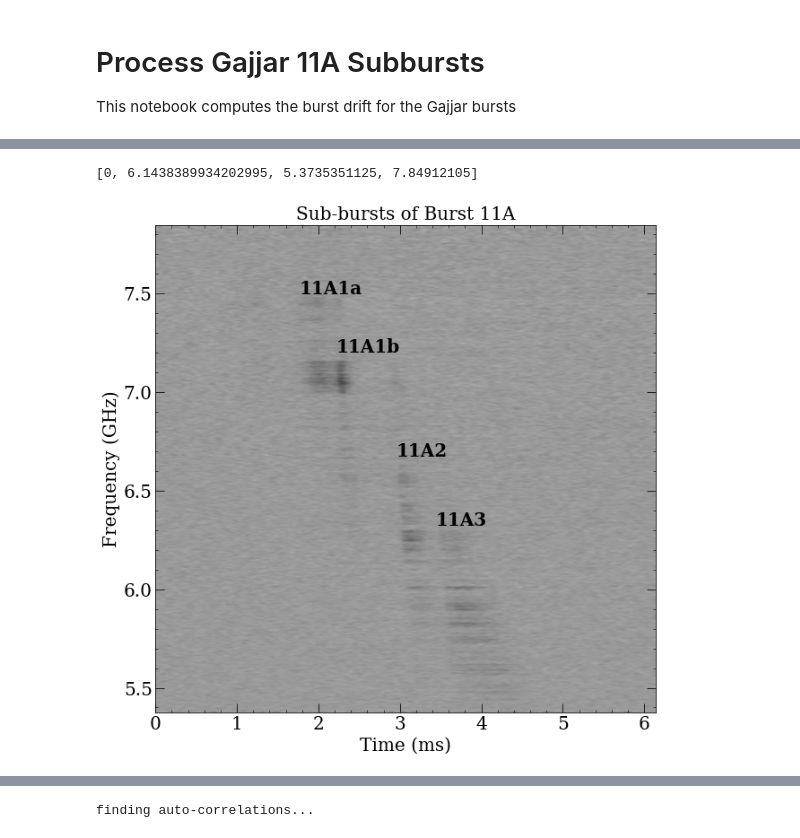
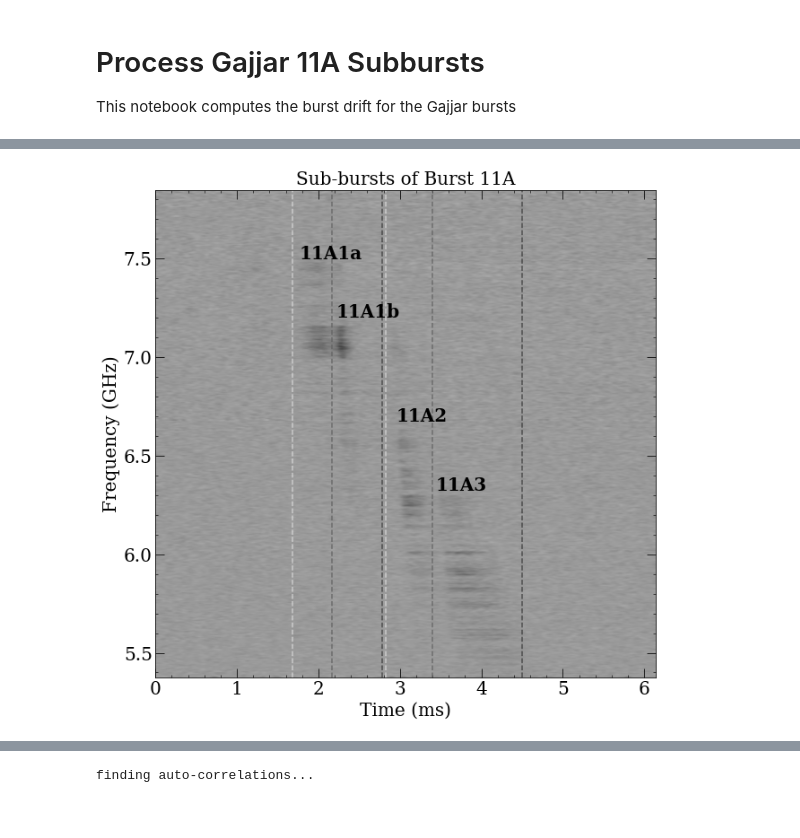
Before and after one commit to mef51/subdriftlaw, a Jupyter notebook: ProcessGajjar11A.ipynb, the cells around one changed output, grey strips where cells are left out. Cells and saved outputs as stored; diff of their text form; code cells hidden in the pictures.

```diff
--- a/ProcessGajjar11A.ipynb
+++ b/ProcessGajjar11A.ipynb
@@ -125,61 +125,77 @@ Data loaded
 # %%
-plt.figure(figsize=(10,10))
+
 plt.rcParams["font.family"] = "serif"
 sub_1  = [41, 68]
 sub_1a = [41, 53]
 sub_1b = [53, 68]
 sub_2  = [69, 83]
 sub_3  = [83, 110]
+background = burstwindow[..., 0:40]
 subburst_1 = intensity[freqbot:freqtop, sub_1[0]:sub_1[1]] - 1*noise
 subburst_1a = intensity[freqbot:freqtop, sub_1a[0]:sub_1a[1]] - 1*noise
 subburst_1b = intensity[freqbot:freqtop, sub_1b[0]:sub_1b[1]] - 1*noise
 subburst_2 = intensity[freqbot:freqtop, sub_2[0]:sub_2[1]] - 1*noise
 subburst_3 = intensity[freqbot:freqtop, sub_3[0]:sub_3[1]] - 1*noise
 
 chan_width = 1.46484375 # MHz
 time_resolution = 4.0958926622802e-5 # seconds
 lowestfreq = 6407.7148 - intensity.shape[0]/2*chan_width + chan_width*freqbot # MHz
 
 extents = [0,
        time_resolution * burstwindow.shape[1] * 1e3, # time, ms
        lowestfreq * 1e-3, # freq, GHz
        (lowestfreq + chan_width*burstwindow.shape[0]) * 1e-3]
-# extents = [0, 1, 0, 1]
-print(extents)
+bounds = [sub_1a, sub_1b, sub_2, sub_3]
+
+### Time series
+def separateBursts(burstwindow):
+    """ broken, tried to automate with derivatives but its not working yet."""
+    ts = np.nanmean(burstwindow, axis=0)
+    plt.figure(figsize=(10,10))
+    # plt.plot(np.diff(ts), label='diff')
+    dIdt = np.gradient(ts)
+    d2Idt2 = np.gradient(dIdt)
+    plt.plot(dIdt - np.mean(dIdt[0:35]), 'c-', label='grad', marker='.')
+    plt.plot(d2Idt2 - np.mean(dIdt[0:35]), 'k-', label='grad2', marker='.')
+    plt.plot(ts, label='time series')
+    plt.axhline(y=0)
+    for bound in bounds:
+        for x in bound:
+            plt.axvline(x=x, alpha=0.2)
+
+    arr = dIdt# - np.mean(dIdt[0:35])
+    signchanges = 1*(np.diff(np.sign(arr)) != 0)
+    for i, signchanged in enumerate(signchange):
+        if signchanged and arr[i] > np.mean(arr[0:40]):
+            plt.axvline(x=i, ls='--', alpha=0.4)
+    plt.legend()
+
+    raise NotImplementedError("Doesn't work as intended")
 
 ### Main Formatting
+%matplotlib inline
 labelsize = 20
+plt.figure(figsize=(10,10))
 plt.title('Sub-bursts of Burst 11A', size=labelsize)
 plt.xlabel('Time (ms)', size=labelsize)
 plt.ylabel('Frequency (GHz)', size=labelsize)
 plt.tick_params(labelsize=labelsize, direction='in', length=10, top=True, right=True)
 plt.tick_params(which='minor', direction='in', top=True, right=True, length=3)
 plt.minorticks_on()
 plt.imshow(burstwindow, aspect='auto', interpolation='bicubic', origin='lower', cmap='gray_r', extent=extents)
 
-lshift = 1
-lsize  = 20
-plt.annotate('11A1a', ((sub_1a[0]+lshift+1)*time_resolution*1e3, lowestfreq*1e-3 + chan_width*1e-3*(1450)), weight='bold', size=lsize)
-plt.annotate('11A1b', ((sub_1b[0]+lshift)*time_resolution*1e3, lowestfreq*1e-3 + chan_width*1e-3*(1250)), weight='bold', size=lsize)
-plt.annotate('11A2', ((sub_2[0]+lshift+2)*time_resolution*1e3, lowestfreq*1e-3 + chan_width*1e-3*(890)), weight='bold', size=lsize)
-plt.annotate('11A3', ((sub_3[0]+lshift)*time_resolution*1e3, lowestfreq*1e-3 + chan_width*1e-3*(650)), weight='bold', size=lsize)
 
-# for x in sub_1a: plt.axvline(x=x*time_resolution*1e3, c='w', ls='--', alpha=0.5)
-# for x in sub_1b: plt.axvline(x=x*time_resolution*1e3, c='k', ls='--', alpha=0.5)
-# for x in sub_2: plt.axvline(x=x*time_resolution*1e3, c='w', ls='--', alpha=0.5)
-# for x in sub_3: plt.axvline(x=x*time_resolution*1e3, c='k', ls='--', alpha=0.5)
+apos, albls = [1450, 1250, 890, 650], ['11A1a','11A1b','11A2','11A3']
+for pos, albl, bound, tweak in zip(apos, albls, bounds, [2, 1, 3, 1]):
+    plt.annotate(albl, ((bound[0]+tweak)*time_resolution*1e3, lowestfreq*1e-3 + chan_width*1e-3*(pos)), weight='bold', size=20)
 
-#for f in ['pdf', 'png', 'eps']: plt.savefig('paper_figures/gajjarsubbursts.{}'.format(f))
+for bound, c in zip(bounds, itertools.cycle(['w','k'])):
+    for x in bound:
+        plt.axvline(x=x*time_resolution*1e3, c=c, ls='--', alpha=0.5)
 
-# chan_width = 1.46484375 # MHz
-# lowestfreq = 6407.7148 - intensity.shape[0]/2*chan_width + chan_width*freqbot # MHz
-for freqspectrum, c in zip([subburst_1a, subburst_1b, subburst_2, subburst_3], ['y', 'b', 'r', 'k']):
-    freqspectrum = pd.DataFrame(freqspectrum[:,:].sum(axis=1)[:, None])
-    data = freqspectrum[:][0]
-    x = data.keys()
-    xo = sum(x*data)/sum(data)
-    # plt.axhline(y=xo, c=c)
-    # print('weighted center f:', xo*chan_width + lowestfreq, '\tcenter channel:', xo)
+centers = [findCenter(wfall) for wfall in [subburst_1a, subburst_1b, subburst_2, subburst_3]]
+# for center in centers: plt.axhline(y=(center*chan_width + lowestfreq)/1000, c='k', ls='--')
+
+# for f in ['pdf', 'png', 'eps']: plt.savefig('paper_figures/gajjarsubbursts.{}'.format(f))
 # %% [output]
-[0, 6.1438389934202995, 5.3735351125, 7.84912105]
-[figure, old version]
+[figure, new version]
```
Also changed, not shown: parts of 3 cells of this notebook, 2 other files.
